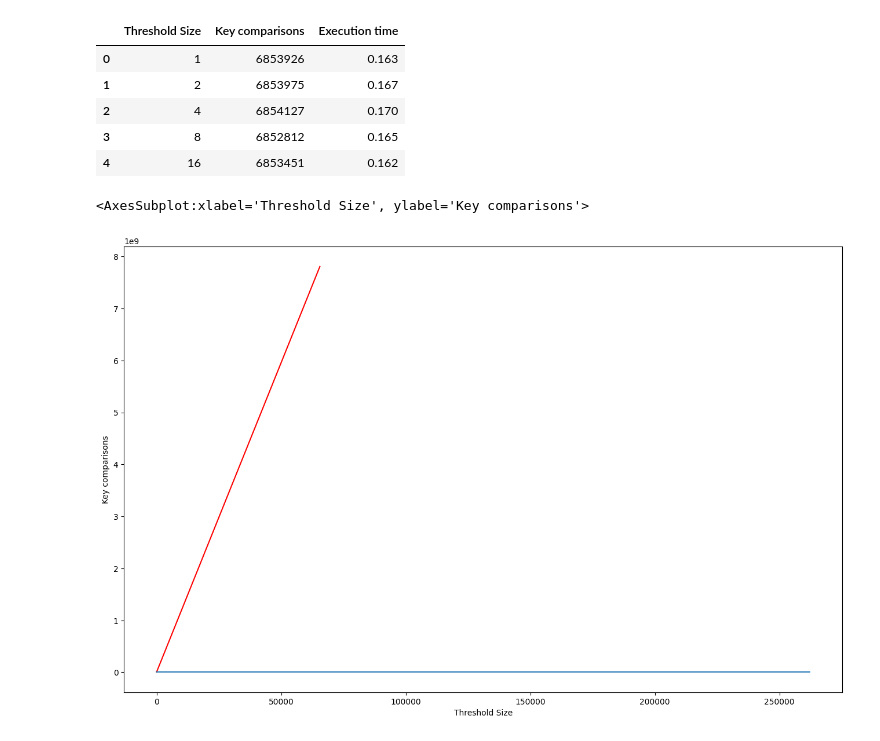
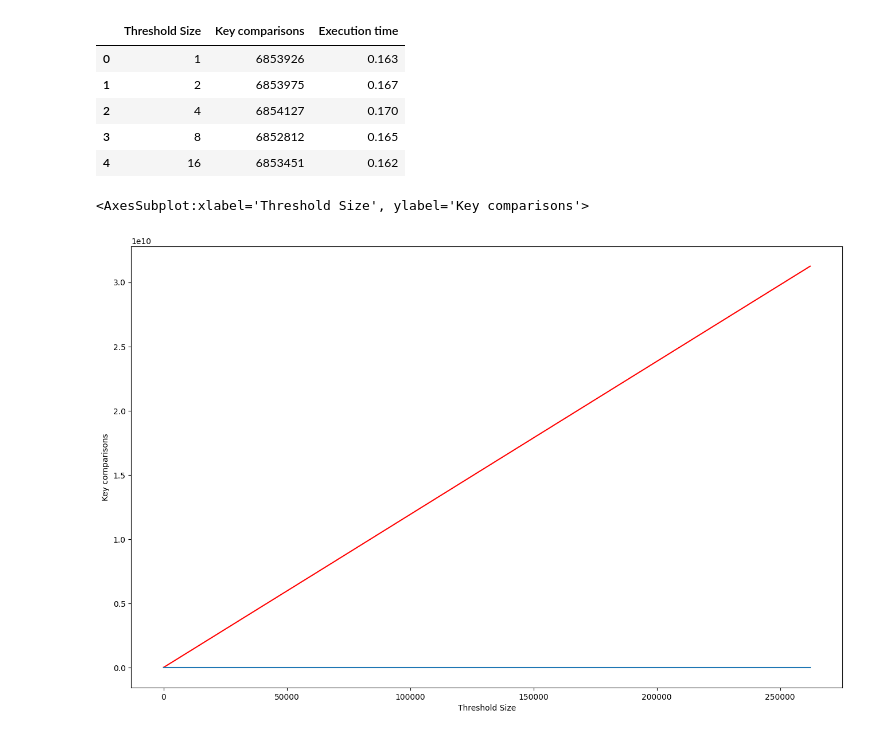
Before and after one commit to Neo-Zenith/Analysis-of-Algorithms, a Jupyter notebook: Example Class 1/analysisForCPart2.Ipynb, the cells around one changed output. Saved outputs shown, nothing was run; the diff lists cells and outputs as text; code cells hidden in the pictures.

```diff
--- a/Example Class 1/analysisForCPart2.Ipynb
+++ b/Example Class 1/analysisForCPart2.Ipynb
@@ -32,7 +32,7 @@ import matplotlib.pyplot as plt
 # %% [markdown]
 Import the generated dataset.
 # %%
-data = pd.read_csv("dataForC(ii).csv", header=0)
+data = pd.read_csv("mergeInsertionSortPart2.csv", header=0)
 
 data.head()
 # %% [output]
@@ -69,7 +69,7 @@ sb.lineplot(data, x="Threshold Size", y="Execution time ")
 # %% [markdown]
 Now, we compare with the traditional Merge Sort algorithm.
 # %%
-data2 = pd.read_csv("mergeSortForC(ii).csv", header=0)
+data2 = pd.read_csv("mergeSortPart2.csv", header=0)
 
 data2.head()
 # %% [output]
@@ -82,12 +82,12 @@ data2.head()
 # %%
 fig = plt.gcf()
 fig.set_size_inches(16, 10)
 
-sb.lineplot(data=data, x='Threshold Size', y='Key comparisons', color="red")
-sb.lineplot(data=data2, x='Threshold Size', y='Key comparisons')
+sb.lineplot(data=data, x='Threshold Size', y='Key comparisons')
+sb.lineplot(data=data2, x='Threshold Size', y='Key comparisons', color="red")
 # %% [output]
 <AxesSubplot:xlabel='Threshold Size', ylabel='Key comparisons'>
-[figure, old version]
+[figure, new version]
 # %%
 fig = plt.gcf()
 fig.set_size_inches(16, 10)
```
Also changed, not shown: parts of 5 cells of this notebook, 1 other file.
